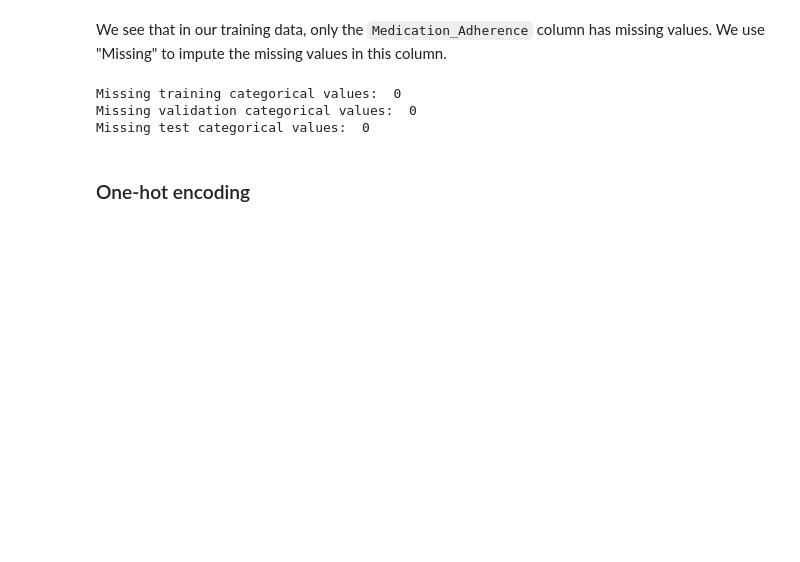
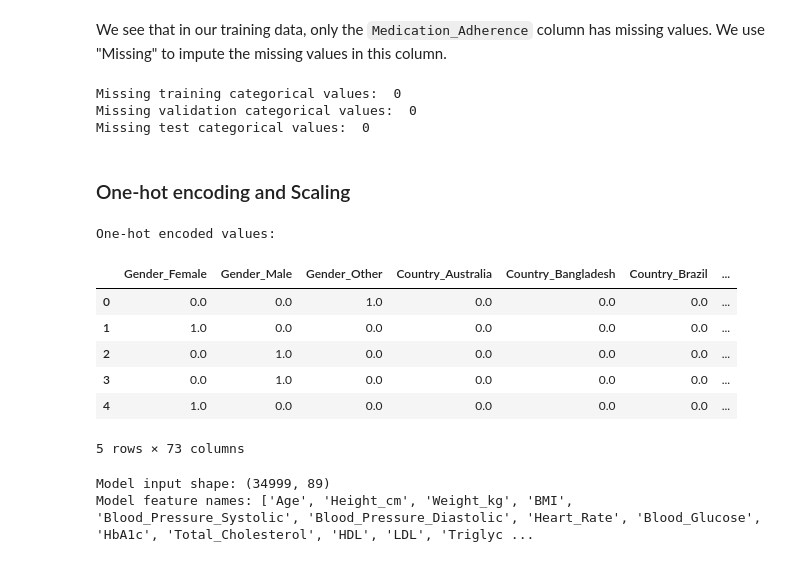
Before and after one commit to Gabriel-Labariento/csci114, a Jupyter notebook: lab2/lab2.ipynb, the cells around one changed output. Drawn from its saved outputs; the diff is of its cells as text; code cells hidden in the pictures; blank space fills up the shorter version.

Commit message:
Finished preprocessing: scaling numeric features and one-hot encoding categorical features.

```diff
--- a/lab2/lab2.ipynb
+++ b/lab2/lab2.ipynb
@@ -117,15 +117,15 @@ X = data.drop(columns=[TARGET_COLUMN])
 y = data[TARGET_COLUMN]
 
 X_train_val, X_test, y_train_val, y_test = train_test_split(
-    X, y, test_size=0.30, stratify=y, random_state=SEED
+    X, y, test_size=0.15, stratify=y, random_state=SEED
 )
 
 X_train, X_val, y_train, y_val = train_test_split(
-    X_train_val, y_train_val, test_size=0.5, stratify=y_train_val, random_state=SEED
+    X_train_val, y_train_val, test_size=15/85, stratify=y_train_val, random_state=SEED
 )
 
 print("Training rows:  ", len(X_train))
-print("Validation rows:", len(X_train_val))
+print("Validation rows:", len(X_val))
 print("Test rows:      ", len(X_test))
 
 print("Training row lengths match: " + str(len(X_train) == len(y_train)))
@@ -233,4 +233,49 @@ Missing training categorical values:  0
 Missing validation categorical values:  0
 Missing test categorical values:  0
 # %% [markdown]
-### One-hot encoding
+### One-hot encoding and Scaling
+# %%
+numeric_scaler = StandardScaler()
+category_encoder = OneHotEncoder(
+    sparse_output=False,
+    handle_unknown="ignore",
+    dtype=np.float32
+)
+
+numeric_scaler.fit(X_train[numeric_cols])
+category_encoder.fit(X_train[categorical_cols])
+
+def transform_features(frame):
+    numeric_values = numeric_scaler.transform(frame[numeric_cols])
+    categorical_values = category_encoder.transform(frame[categorical_cols])
+    return np.hstack([numeric_values, categorical_values]).astype(np.float32)
+
+X_train_processed = transform_features(X_train)
+X_val_processed = transform_features(X_val)
+X_test_processed = transform_features(X_test)
+
+encoded_category_names = category_encoder.get_feature_names_out(
+    categorical_cols
+).tolist()
+feature_names = numeric_cols.to_list() + encoded_category_names
+
+print("One-hot encoded values:")
+display(
+    pd.DataFrame(
+        category_encoder.transform(X_train[categorical_cols].head()),
+        columns=encoded_category_names,
+    )
+)
+print("Model input shape:", X_train_processed.shape)
+print("Model feature names:", feature_names)
+# %% [output]
+One-hot encoded values:
+|  | Gender_Female | Gender_Male | Gender_Other | Country_Australia | Country_Bangladesh | Country_Brazil | ... |
+| 0 | 0.0 | 0.0 | 1.0 | 0.0 | 0.0 | 0.0 | ... |
+| 1 | 1.0 | 0.0 | 0.0 | 0.0 | 0.0 | 0.0 | ... |
+| 2 | 0.0 | 1.0 | 0.0 | 0.0 | 0.0 | 0.0 | ... |
+| 3 | 0.0 | 1.0 | 0.0 | 0.0 | 0.0 | 0.0 | ... |
+| 4 | 1.0 | 0.0 | 0.0 | 0.0 | 0.0 | 0.0 | ... |
+5 rows × 73 columns
+Model input shape: (34999, 89)
+Model feature names: ['Age', 'Height_cm', 'Weight_kg', 'BMI', 'Blood_Pressure_Systolic', 'Blood_Pressure_Diastolic', 'Heart_Rate', 'Blood_Glucose', 'HbA1c', 'Total_Cholesterol', 'HDL', 'LDL', 'Triglyc ...
```
Also changed, not shown: parts of 2 cells of this notebook.
